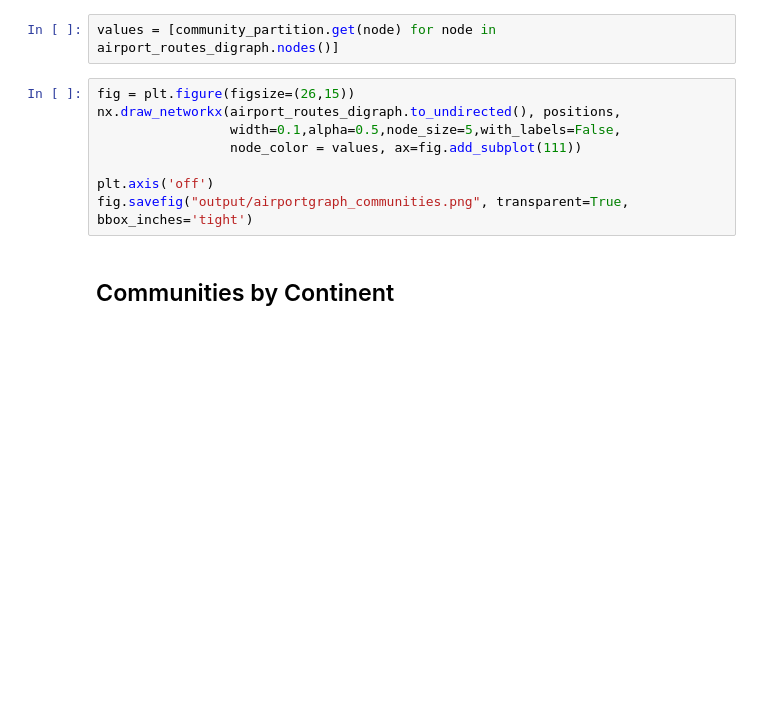
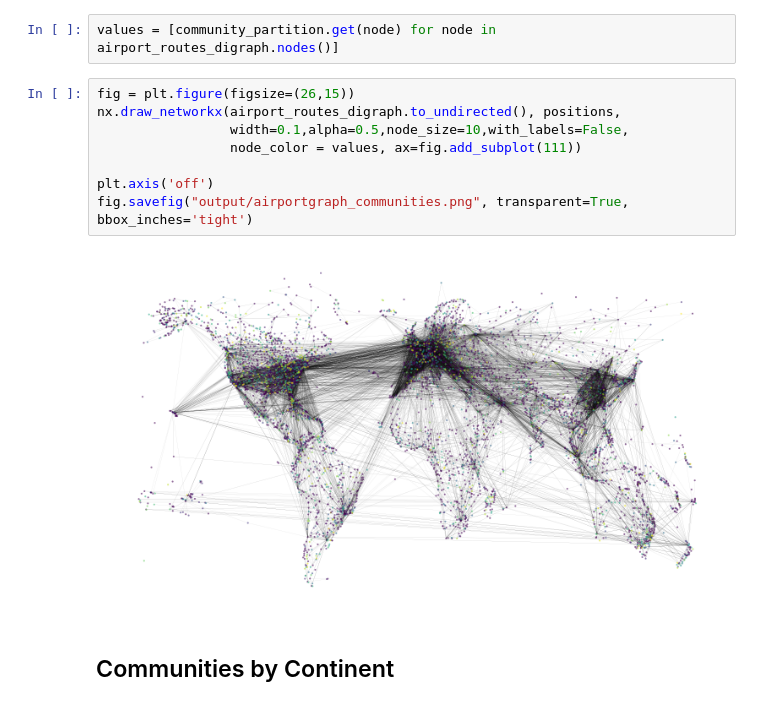
Before and after one commit to OliverFlecke/02805-Social-Graphs-and-Interactions-Project, a Jupyter notebook: TheMotherload.ipynb, the cells around one changed output. Cells and saved outputs as stored; diff of their text form; blank space fills up the shorter version.

Commit message:
Fixed node size on best community graph plot

```diff
--- a/TheMotherload.ipynb
+++ b/TheMotherload.ipynb
@@ -154,11 +174,13 @@ values = [community_partition.get(node) for node in airport_routes_digraph.nodes
 # %%
 fig = plt.figure(figsize=(26,15))
 nx.draw_networkx(airport_routes_digraph.to_undirected(), positions,
-                 width=0.1,alpha=0.5,node_size=5,with_labels=False,
+                 width=0.1,alpha=0.5,node_size=10,with_labels=False,
                  node_color = values, ax=fig.add_subplot(111))
 
 plt.axis('off')
 fig.savefig("output/airportgraph_communities.png", transparent=True, bbox_inches='tight')
+# %% [output]
+[figure, added]
 # %% [markdown]
 ## Communities by Continent
 # %% [markdown]
```
Also changed, not shown: parts of 14 cells of this notebook.
